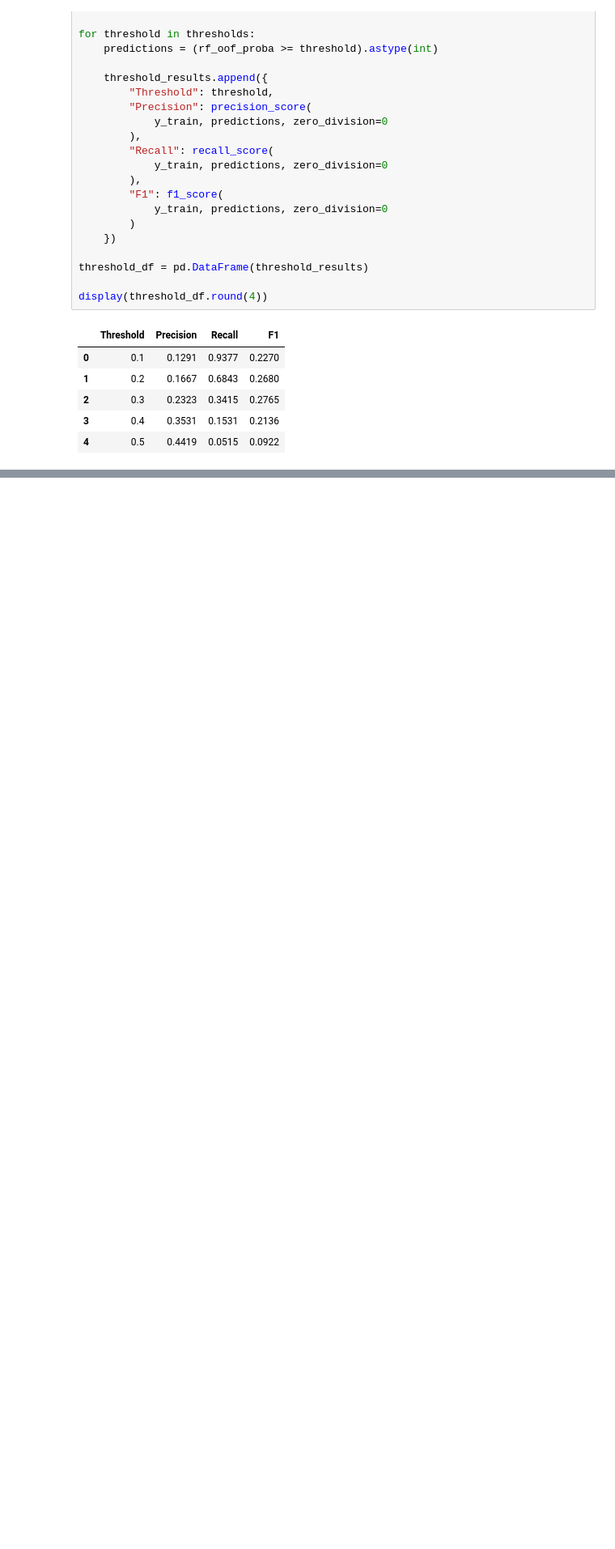
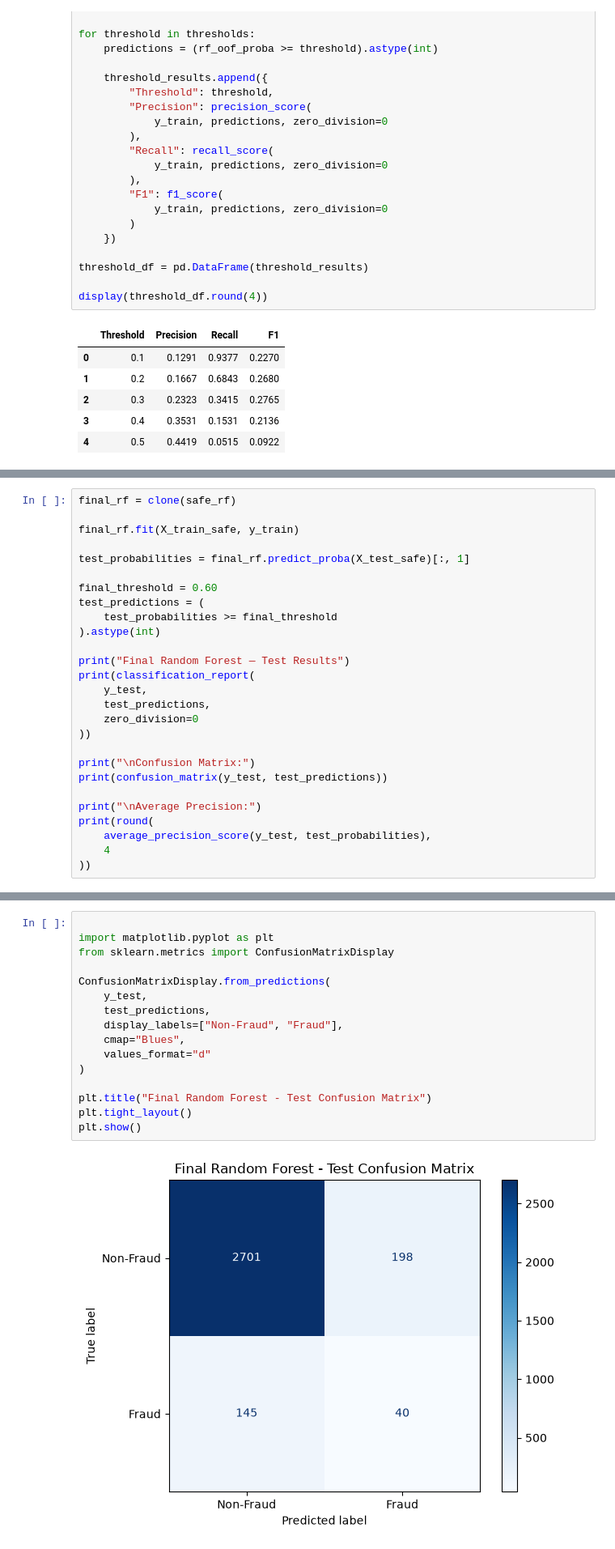
Before and after one commit to m-arij/f20dl-vehicle-fraud-ug-group9, a Jupyter notebook: notebooks/tabular_models.ipynb, the cells around one changed output, grey strips where cells are left out. Shown at 81% size. Saved outputs shown, nothing was run; the diff lists cells and outputs as text; blank space fills up the shorter version.

Commit message:
Add final fraud model evaluation and comparison

```diff
--- a/notebooks/tabular_models.ipynb
+++ b/notebooks/tabular_models.ipynb
@@ -574,0 +732,27 @@ display(threshold_df.round(4))
+# %%
+final_rf = clone(safe_rf)
+
+final_rf.fit(X_train_safe, y_train)
+
+test_probabilities = final_rf.predict_proba(X_test_safe)[:, 1]
+
+final_threshold = 0.60
+test_predictions = (
+    test_probabilities >= final_threshold
+).astype(int)
+
+print("Final Random Forest — Test Results")
+print(classification_report(
+    y_test,
+    test_predictions,
+    zero_division=0
+))
+
+print("\nConfusion Matrix:")
+print(confusion_matrix(y_test, test_predictions))
+
+print("\nAverage Precision:")
+print(round(
+    average_precision_score(y_test, test_probabilities),
+    4
+))
@@ -574,0 +777,18 @@ display(threshold_df.round(4))
+# %%
+
+import matplotlib.pyplot as plt
+from sklearn.metrics import ConfusionMatrixDisplay
+
+ConfusionMatrixDisplay.from_predictions(
+    y_test,
+    test_predictions,
+    display_labels=["Non-Fraud", "Fraud"],
+    cmap="Blues",
+    values_format="d"
+)
+
+plt.title("Final Random Forest - Test Confusion Matrix")
+plt.tight_layout()
+plt.show()
+# %% [output]
+[figure, added]
```
Also changed, not shown: parts of 9 cells of this notebook, 2 other files.
